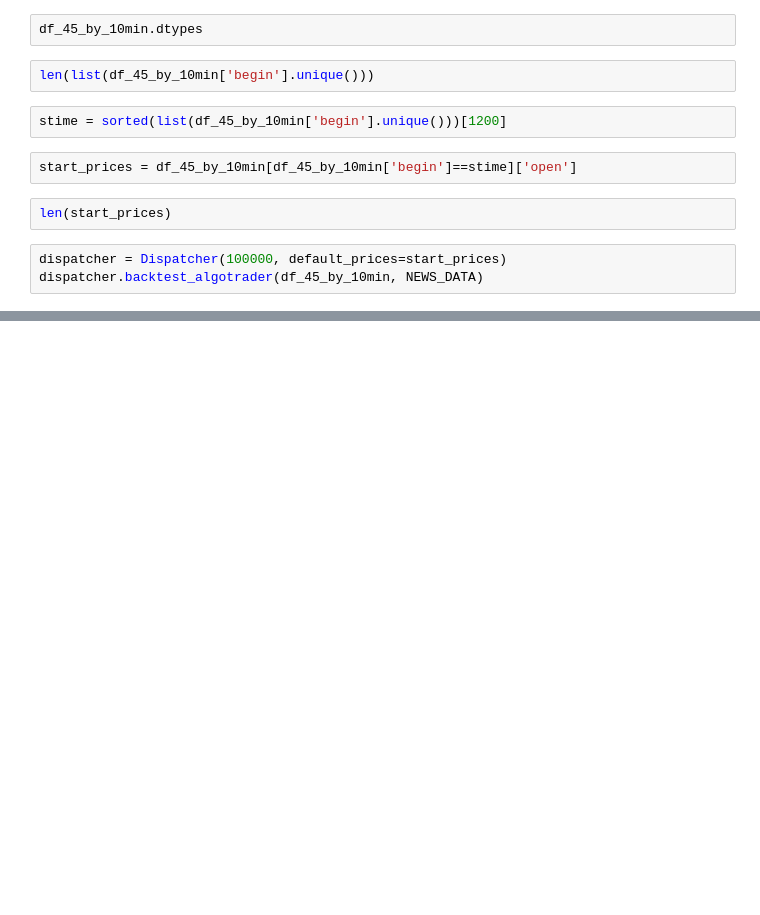
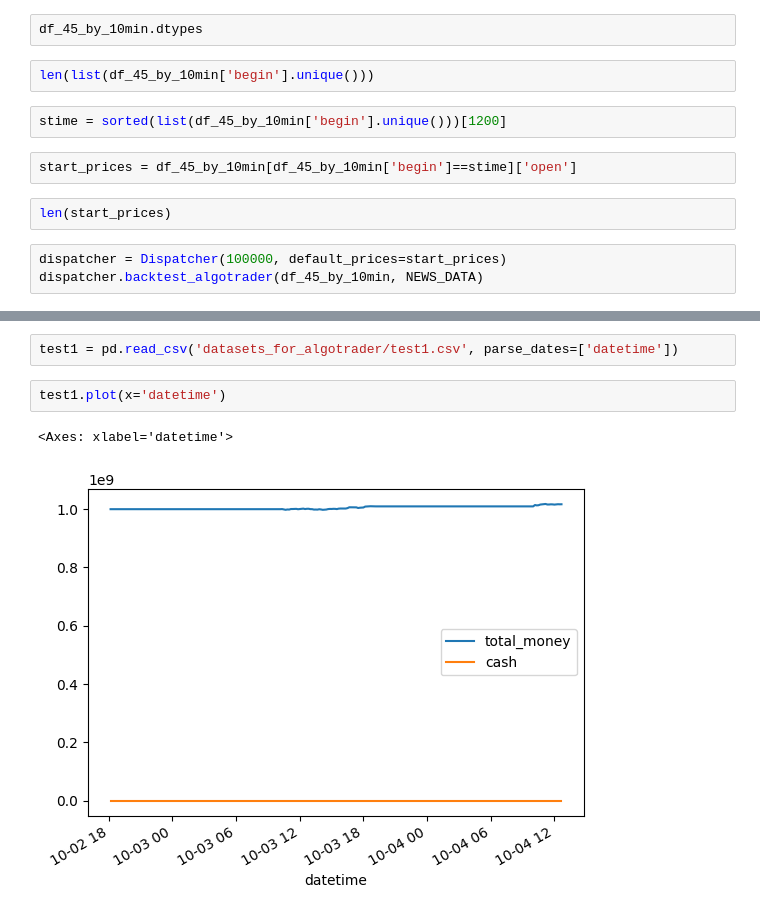
Before and after one commit to magnatm/algo-NeoQuantXperience, a Jupyter notebook: algo_neoquantxperience/test_algotrader.ipynb, the cells around one changed output, grey strips where cells are left out. Cells and saved outputs as stored; diff of their text form; blank space fills up the shorter version.

```diff
--- a/algo_neoquantxperience/test_algotrader.ipynb
+++ b/algo_neoquantxperience/test_algotrader.ipynb
@@ -32,0 +62,7 @@ dispatcher.backtest_algotrader(df_45_by_10min, NEWS_DATA)
+# %%
+test1 = pd.read_csv('datasets_for_algotrader/test1.csv', parse_dates=['datetime'])
+# %%
+test1.plot(x='datetime')
+# %% [output]
+<Axes: xlabel='datetime'>
+[figure, added]
```
Also changed, not shown: parts of 19 cells of this notebook, 7 other files.
